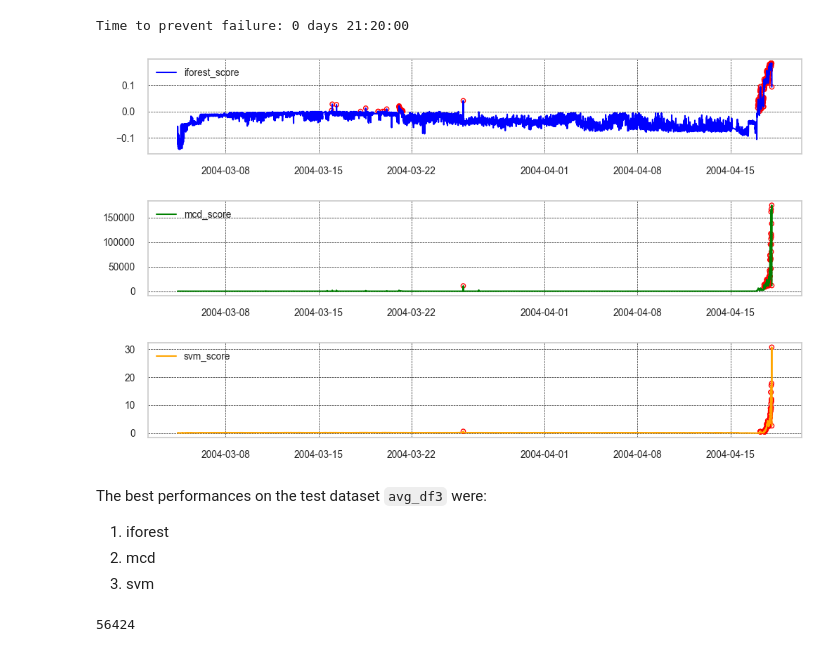
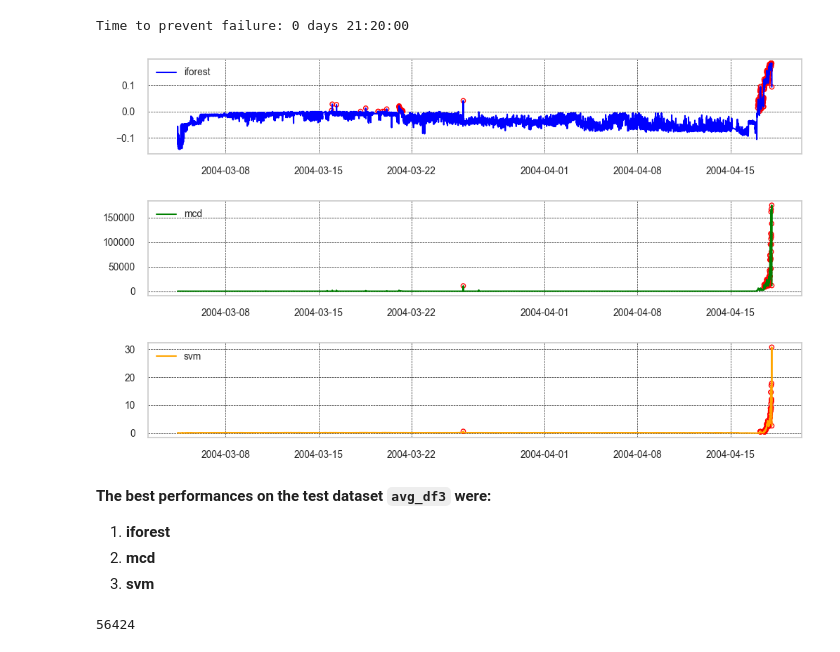
Before and after one commit to Wb-az/timeseries-sensor-anomaly-detection, a Jupyter notebook: multiple_timeseries_anomaly.ipynb, the cells around one changed output. Drawn from its saved outputs; the diff is of its cells as text; code cells hidden in the pictures.

````diff
--- a/multiple_timeseries_anomaly.ipynb
+++ b/multiple_timeseries_anomaly.ipynb
@@ -463,6 +463,7 @@ gc.collect()
 def predict_anomaly(unseen_data=None, anomly_model_list=None, thresh=0.10, plot_3d=False):
 
     best_models = dict()
+    scores = dict()
     best_models_list = list()
 
     print(f'Unseen data size: {len(unseen_data)}')
@@ -480,14 +481,15 @@ def predict_anomaly(unseen_data=None, anomly_model_list=None, thresh=0.10, plot_
             if plot_3d:
                 plot_model(model, plot='tsne')
             best_models[m] = predictions.Anomaly
-            best_models[f'{m}_score'] = predictions.Anomaly_Score
+            scores[m] = predictions.Anomaly_Score
             best_models_list.append(m)
 
     df_predictions = pd.DataFrame.from_dict(best_models)
+    df_scores = pd.DataFrame.from_dict(scores)
 
-    return  df_predictions, best_models_list
+    return  df_predictions, df_scores, best_models_list
 # %%
-unseen_preds, models_list  = predict_anomaly(avg_df3, selected_models)
+unseen_preds, unseen_scores, models_list  = predict_anomaly(avg_df3, selected_models)
 # %% [output]
 Unseen data size: 6324
 ----------------------------------------------------------
@@ -519,4 +522,4 @@ mcd         78
 svm         95
 dtype: int64
 # %%
-test_anomalies = unseen_preds[models_list][unseen_preds[models_list].sum(axis=1) >=1]
+test_anomalies = unseen_preds[unseen_preds.sum(axis=1) >= 1]
@@ -566,13 +577,13 @@ print(f'Time to prevent failure: {time_left}')
 # %% [output]
 Time to prevent failure: 0 days 21:20:00
 # %%
-plot_predicted_anomalies(test_scores, test_anomalies, plot_name='test_anomaly_prediction')
+plot_predicted_anomalies(unseen_scores, test_anomalies, plot_name='test_anomaly_prediction')
 # %% [output]
-[figure, old version]
+[figure, new version]
 # %% [markdown]
-The best performances on the test dataset ```avg_df3``` were:
+**The best performances on the test dataset ```avg_df3``` were:**
 
-1.   iforest
-2.   mcd
-3.   svm
+1.   __iforest__
+2.   __mcd__
+3.   __svm__
 # %%
````
Also changed, not shown: parts of 92 cells of this notebook, 1 other file.
